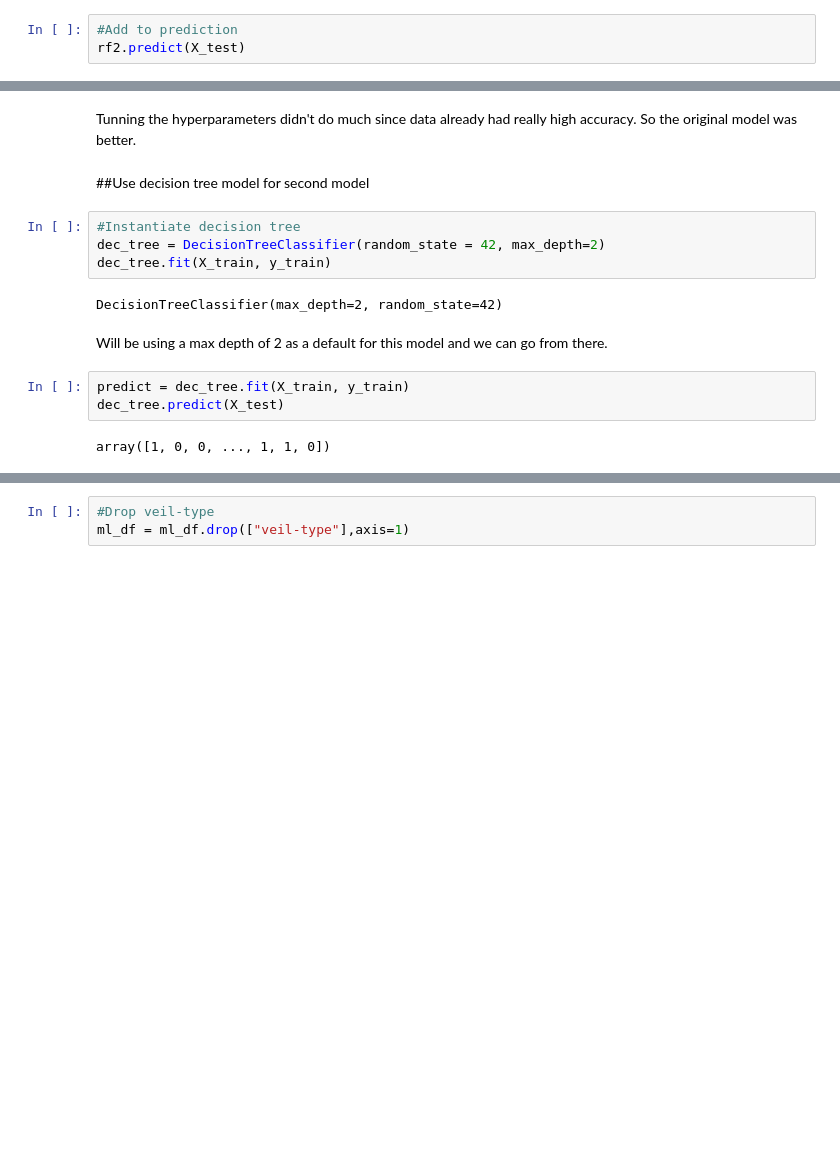
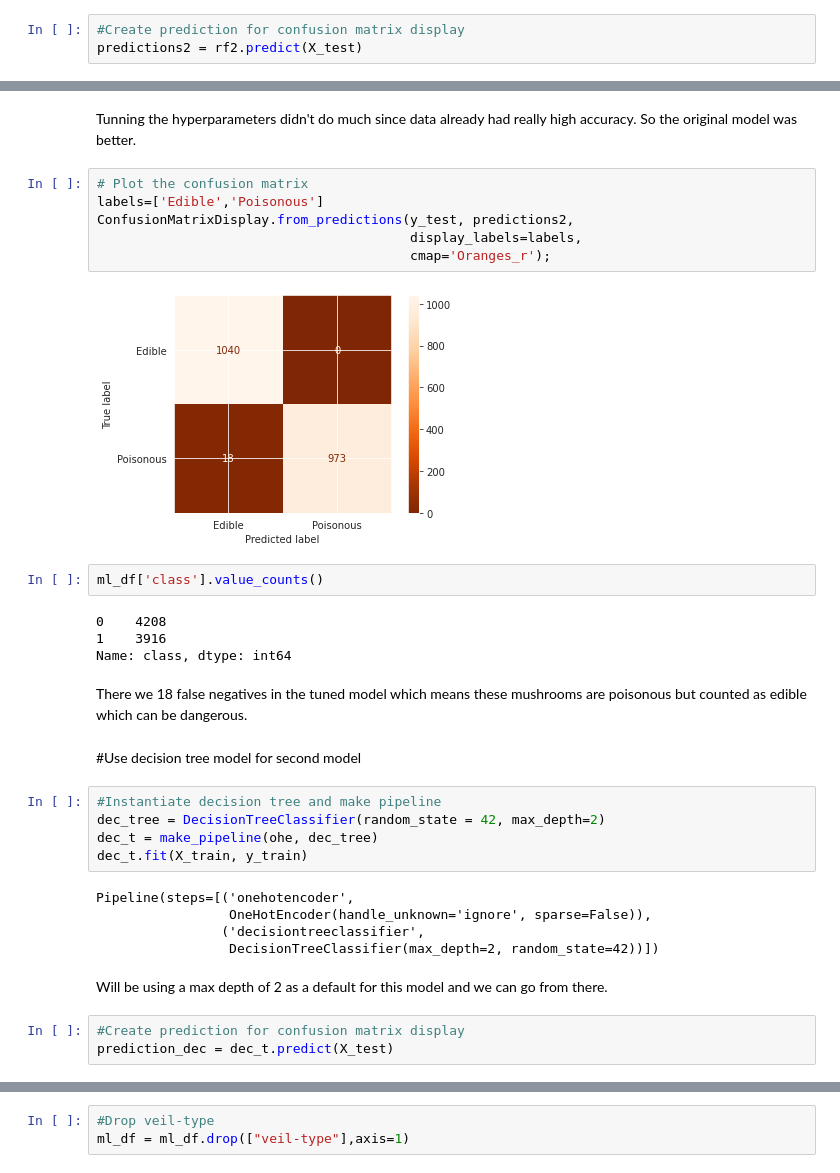
Before and after one commit to TopData530/Mushroom-Predictions, a Jupyter notebook: Project_2_Part_4.ipynb, the cells around one changed output, grey strips where cells are left out. Drawn from its saved outputs; the diff is of its cells as text; blank space fills up the shorter version.

```diff
--- a/Project_2_Part_4.ipynb
+++ b/Project_2_Part_4.ipynb
@@ -580,5 +566,5 @@ RandomForestRegressor(n_estimators=120, random_state=42)
 # %% [markdown]
 Increased the number of estimators to 120 to see if it effected the accuracy.
 # %%
-#Add to prediction
-rf2.predict(X_test)
+#Create prediction for confusion matrix display
+predictions2 = rf2.predict(X_test)
@@ -596,19 +583,37 @@ print(rf_test_score2)
 # %% [markdown]
 Tunning the hyperparameters didn't do much since data already had really high accuracy. So the original model was better.
+# %%
+# Plot the confusion matrix
+labels=['Edible','Poisonous']
+ConfusionMatrixDisplay.from_predictions(y_test, predictions2,
+                                        display_labels=labels,
+                                        cmap='Oranges_r');
+# %% [output]
+[figure, added]
+# %%
+ml_df['class'].value_counts()
+# %% [output]
+0    4208
+1    3916
+Name: class, dtype: int64
+# %% [markdown]
+There we 18 false negatives in the tuned model which means these mushrooms are poisonous but counted as edible which can be dangerous.
 # %% [markdown]
-##Use decision tree model for second model
+#Use decision tree model for second model
 # %%
-#Instantiate decision tree
+#Instantiate decision tree and make pipeline
 dec_tree = DecisionTreeClassifier(random_state = 42, max_depth=2)
-dec_tree.fit(X_train, y_train)
+dec_t = make_pipeline(ohe, dec_tree)
+dec_t.fit(X_train, y_train)
 # %% [output]
-DecisionTreeClassifier(max_depth=2, random_state=42)
+Pipeline(steps=[('onehotencoder',
+                 OneHotEncoder(handle_unknown='ignore', sparse=False)),
+                ('decisiontreeclassifier',
+                 DecisionTreeClassifier(max_depth=2, random_state=42))])
 # %% [markdown]
 Will be using a max depth of 2 as a default for this model and we can go from there.
-# %%
-predict = dec_tree.fit(X_train, y_train)
-dec_tree.predict(X_test)
-# %% [output]
-array([1, 0, 0, ..., 1, 1, 0])
+# %%
+#Create prediction for confusion matrix display
+prediction_dec = dec_t.predict(X_test)
 # %%
 # calculate classification accuracy
```
Also changed, not shown: parts of 67 cells of this notebook.
